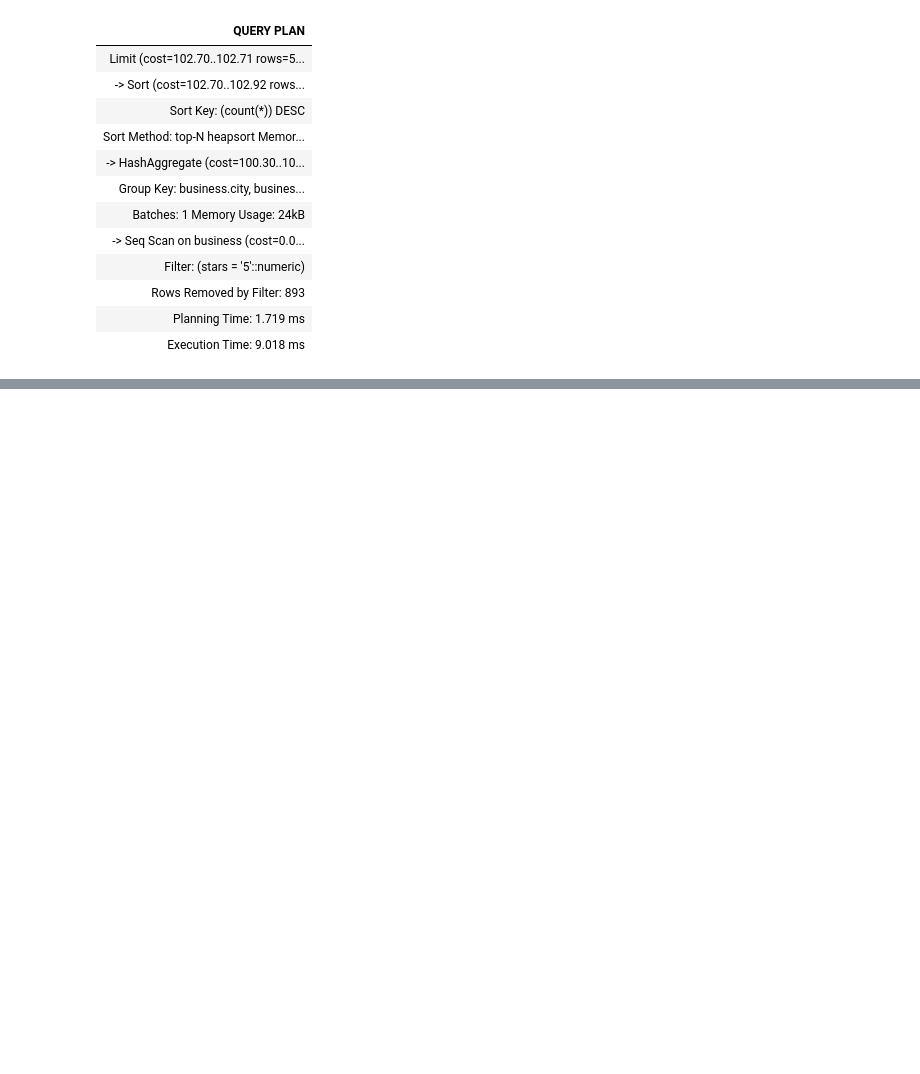
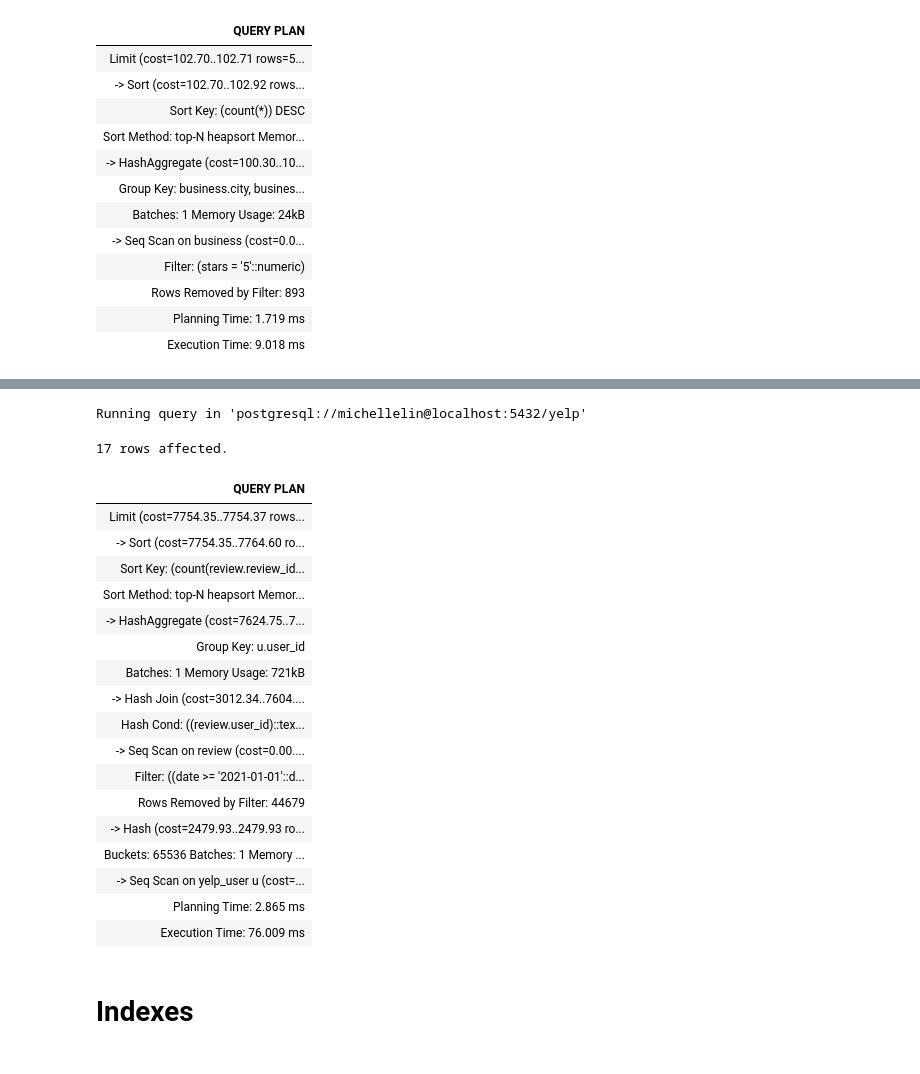
Before and after one commit to MichelleLin-4111/Yelp-Dataset-Analysis, a Jupyter notebook: queries/part2_query_optimization.ipynb, the cells around one changed output, grey strips where cells are left out. Saved outputs shown, nothing was run; the diff lists cells and outputs as text; code cells hidden in the pictures; blank space fills up the shorter version.

```diff
--- a/queries/part2_query_optimization.ipynb
+++ b/queries/part2_query_optimization.ipynb
@@ -223,0 +310,34 @@ Running query in 'postgresql://michellelin@localhost:5432/yelp'
+# %%
+%%sql
+EXPLAIN ANALYZE
+SELECT u.user_id, u.name, COUNT(r.review_id) review_count
+FROM (SELECT * FROM review WHERE date BETWEEN '2021-01-01' AND '2021-12-31' ) r
+JOIN yelp_user u
+ON u.user_id = r.user_id
+GROUP BY u.user_id, u.name
+ORDER BY review_count DESC
+LIMIT 10;
+# %% [output]
+Running query in 'postgresql://michellelin@localhost:5432/yelp'
+17 rows affected.
+| QUERY PLAN |
+| Limit (cost=7754.35..7754.37 rows... |
+| -> Sort (cost=7754.35..7764.60 ro... |
+| Sort Key: (count(review.review_id... |
+| Sort Method: top-N heapsort Memor... |
+| -> HashAggregate (cost=7624.75..7... |
+| Group Key: u.user_id |
+| Batches: 1 Memory Usage: 721kB |
+| -> Hash Join (cost=3012.34..7604.... |
+| Hash Cond: ((review.user_id)::tex... |
+| -> Seq Scan on review (cost=0.00.... |
+| Filter: ((date >= '2021-01-01'::d... |
+| Rows Removed by Filter: 44679 |
+| -> Hash (cost=2479.93..2479.93 ro... |
+| Buckets: 65536 Batches: 1 Memory ... |
+| -> Seq Scan on yelp_user u (cost=... |
+| Planning Time: 2.865 ms |
+| Execution Time: 76.009 ms |
+# %% [markdown]
+# Indexes
+###
```
Also changed, not shown: parts of 6 cells of this notebook.
